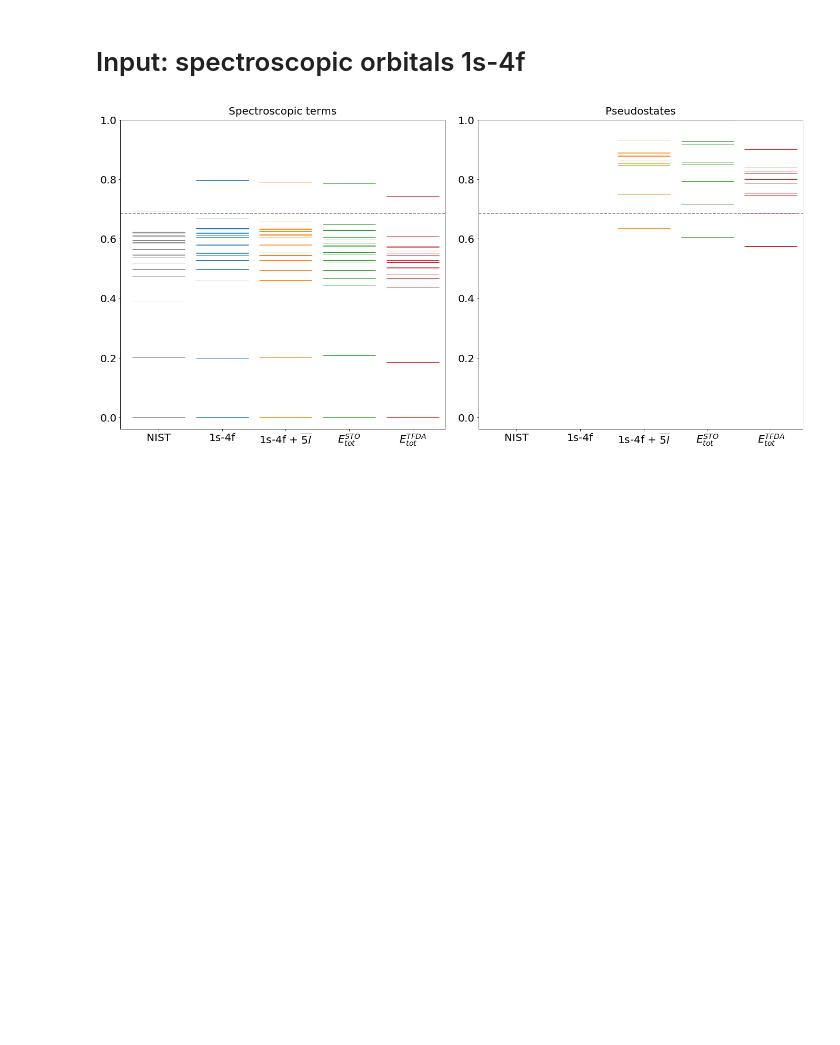
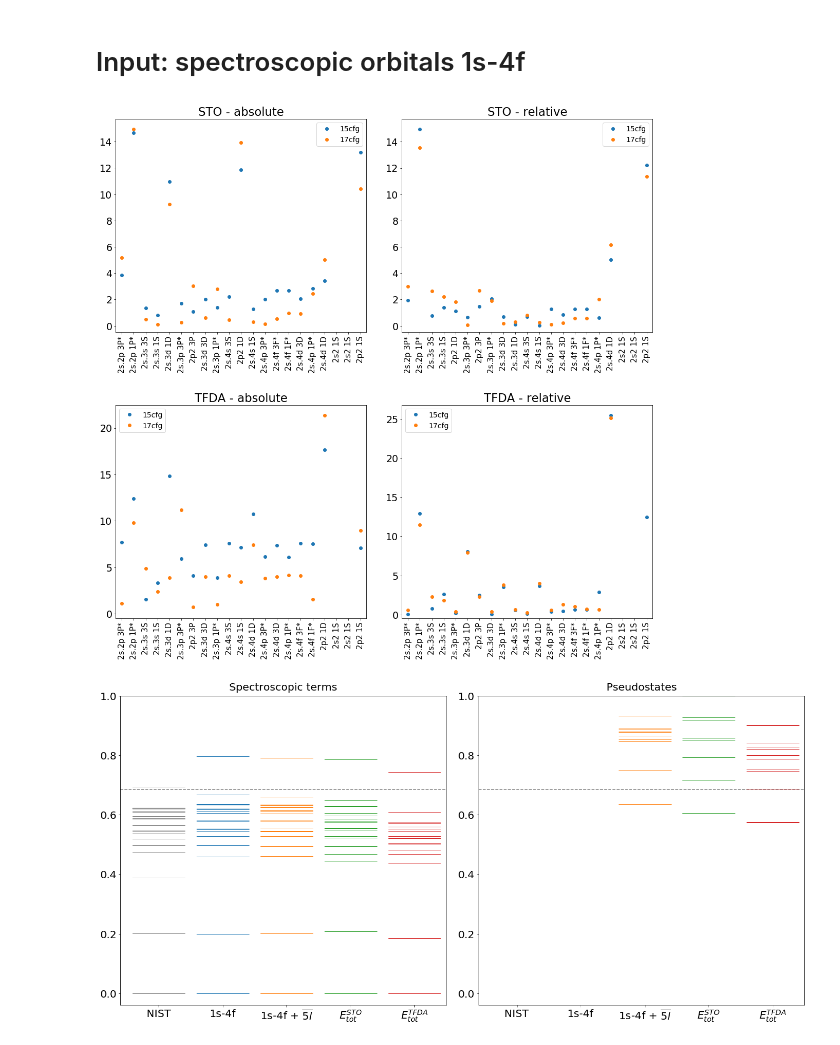
Before and after one commit to ale-mendez/gpyopt_varlambda, a Jupyter notebook: be0+_varlam/test_pseudo/varyspect-1s4f/energy_distribution.ipynb, the cells around one changed output. Saved outputs shown, nothing was run; the diff lists cells and outputs as text; code cells hidden in the pictures; blank space fills up the shorter version.

Commit message:
compute relative errors STO and TFDA

```diff
--- a/be0+_varlam/test_pseudo/varyspect-1s4f/energy_distribution.ipynb
+++ b/be0+_varlam/test_pseudo/varyspect-1s4f/energy_distribution.ipynb
@@ -7,7 +7,7 @@ import scipy.constants as scc
 d_convRy2eV=scc.physical_constants['Rydberg constant times hc in eV']
 convRy2eV=d_convRy2eV[0]
 # %%
-plt.rcParams['font.size'] = 20
+plt.rcParams['font.size'] = 19
 # %% [markdown]
 # Input NIST data
 # %%
@@ -129,10 +129,66 @@ match_NIST(ener_relatSTO17cfg,enerNIST)
 folder="TFDAabs_15cfg/"
 ener_absTFDA15cfg=load_TERMS(folder)
 match_NIST(ener_absTFDA15cfg,enerNIST)
+folder="TFDAabs_17cfg/"
+ener_absTFDA17cfg=load_TERMS(folder)
+match_NIST(ener_absTFDA17cfg,enerNIST)
 # %%
 folder="TFDArelat_15cfg/"
 ener_relatTFDA15cfg=load_TERMS(folder)
 match_NIST(ener_relatTFDA15cfg,enerNIST)
+folder="TFDArelat_17cfg/"
+ener_relatTFDA17cfg=load_TERMS(folder)
+match_NIST(ener_relatTFDA17cfg,enerNIST)
+# %%
+ymin=-0.5
+xmin=0.5
+xmax=21.5
+
+fig=plt.figure(figsize=(16,16))
+ax1=plt.subplot(221)
+ax1.set_title('STO - absolute')
+plt.plot(ener_absSTO15cfg.index,ener_absSTO15cfg['erp'],'o',label='15cfg')
+plt.plot(ener_absSTO17cfg.index,ener_absSTO17cfg['erp'],'o',label='17cfg')
+plt.legend(loc='best',fontsize=14)
+y0min,ymax=plt.ylim()
+plt.ylim(ymin,ymax)
+plt.xticks(ener_absSTO15cfg.index,ener_absSTO15cfg['term'], rotation=90,fontsize=15)
+plt.xlim(xmin,xmax)
+
+ax2=plt.subplot(222)
+ax2.set_title('STO - relative')
+plt.plot(ener_relatSTO15cfg.index,ener_relatSTO15cfg['erp'],'o',label='15cfg')
+plt.plot(ener_relatSTO17cfg.index,ener_relatSTO17cfg['erp'],'o',label='17cfg')
+plt.legend(loc='best',fontsize=14)
+ymin,ymax=plt.ylim()
+plt.ylim(-0.5,ymax)
+plt.xticks(ener_relatSTO15cfg.index,ener_relatSTO15cfg['term'], rotation=90,fontsize=15)
+plt.xlim(xmin,xmax)
+
+ax3=plt.subplot(223)
+ax3.set_title('TFDA - absolute')
+plt.plot(ener_absTFDA15cfg.index,ener_absTFDA15cfg['erp'],'o',label='15cfg')
+plt.plot(ener_absTFDA17cfg.index,ener_absTFDA17cfg['erp'],'o',label='17cfg')
+plt.legend(loc='best',fontsize=14)
+ymin,ymax=plt.ylim()
+plt.ylim(-0.5,ymax)
+plt.xticks(ener_absTFDA15cfg.index,ener_absTFDA15cfg['term'], rotation=90,fontsize=15)
+plt.xlim(xmin,xmax)
+
+ax4=plt.subplot(224)
+ax4.set_title('TFDA - relative')
+plt.plot(ener_relatTFDA15cfg.index,ener_relatTFDA15cfg['erp'],'o',label='15cfg')
+plt.plot(ener_relatTFDA17cfg.index,ener_relatTFDA17cfg['erp'],'o',label='17cfg')
+plt.legend(loc='best',fontsize=14)
+ymin,ymax=plt.ylim()
+plt.ylim(-0.5,ymax)
+plt.xticks(ener_relatTFDA15cfg.index,ener_relatTFDA15cfg['term'], rotation=90,fontsize=15)
+plt.xlim(xmin,xmax)
+
+plt.tight_layout(pad=2.0)
+plt.show()
+# %% [output]
+[figure, added]
 # %%
 my_xticks = ['NIST','1s-4f',r'1s-4f + $\overline{5l}$','$E_{tot}^{STO}$','$E_{tot}^{TFDA}$']
 
```
Also changed, not shown: parts of 5 cells of this notebook, 2 other files.
